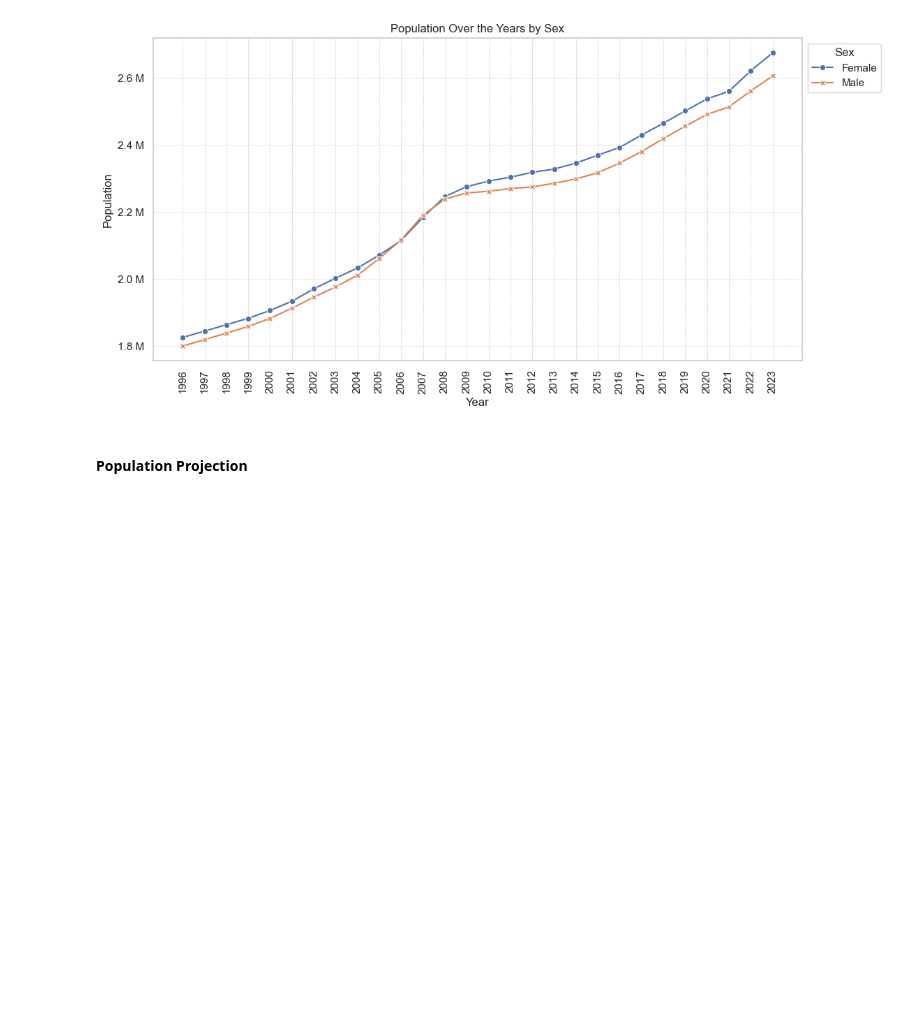
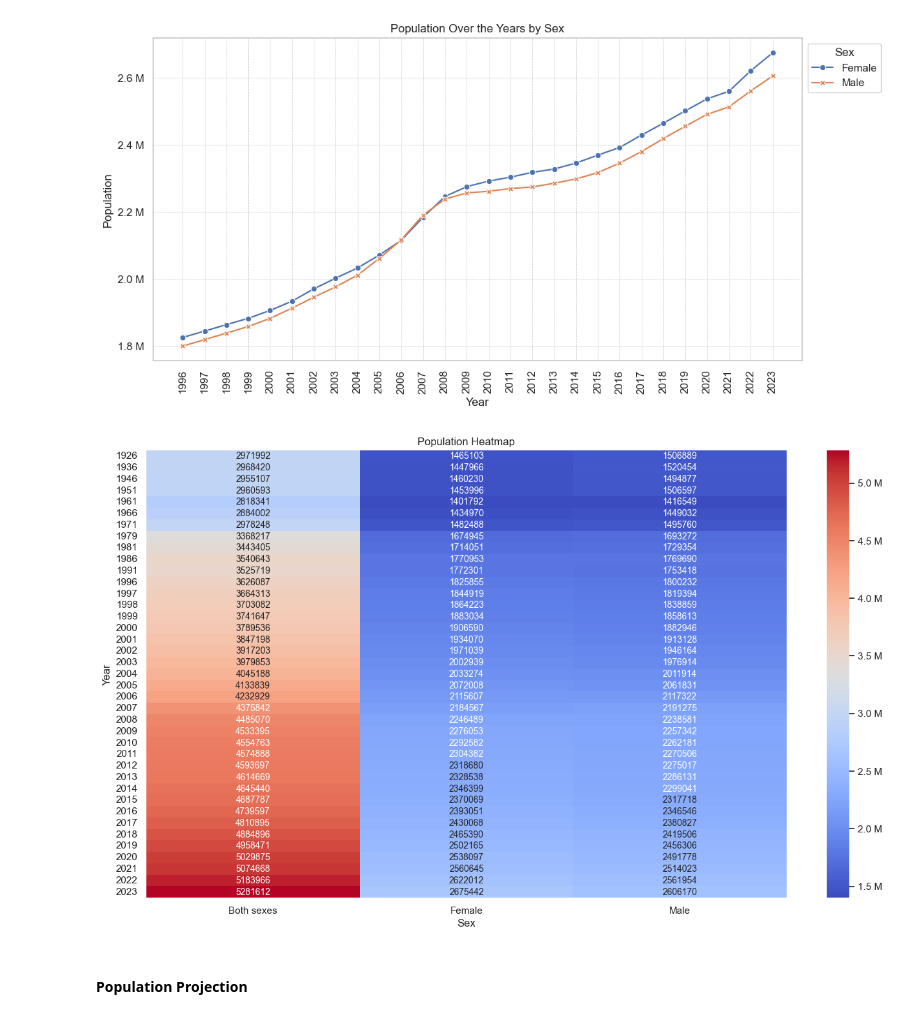
Before and after one commit to Ivkoto/DataAnalyticsMachineLearning, a Jupyter notebook: Data_Preparation/CA1_Data_Prep_V4.ipynb, the cells around one changed output. Drawn from its saved outputs; the diff is of its cells as text; code cells hidden in the pictures; blank space fills up the shorter version.

```diff
--- a/Data_Preparation/CA1_Data_Prep_V4.ipynb
+++ b/Data_Preparation/CA1_Data_Prep_V4.ipynb
@@ -449,6 +449,24 @@ plt.xticks(xticks, rotation=90)
 plt.show()
 # %% [output]
 [figure]
+# %%
+df = pd.DataFrame(population_df)
+
+heatmap_data = df.pivot_table(index='Year', columns='Sex', values='VALUE', aggfunc='first')
+
+plt.figure(figsize=(16, 9))
+heatmap = sns.heatmap(heatmap_data, cmap='coolwarm', annot=True, fmt='.0f', annot_kws={'size': 10})
+plt.title('Population Heatmap')
+plt.xlabel('Sex')
+plt.ylabel('Year')
+
+cbar = heatmap.collections[0].colorbar
+cbar.formatter = FuncFormatter(millions_formatter)
+cbar.update_ticks()
+
+plt.show()
+# %% [output]
+[figure, added]
 # %%
 # IDEA
 # Show the percentage increase or decrease in population for each period - between each year in the dataset or per 5-10 years.
```
